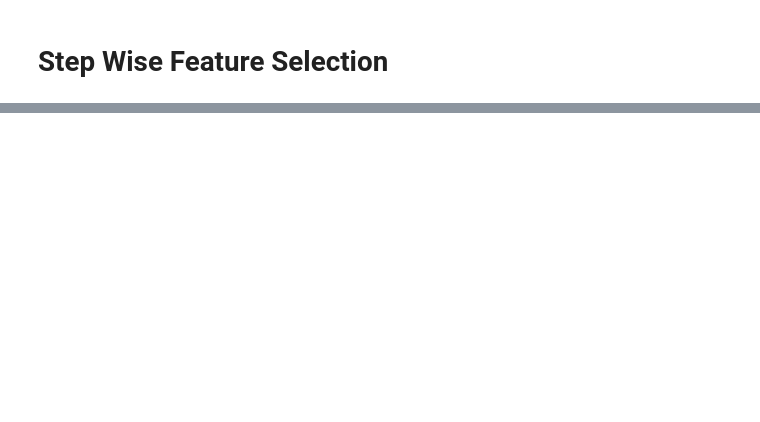
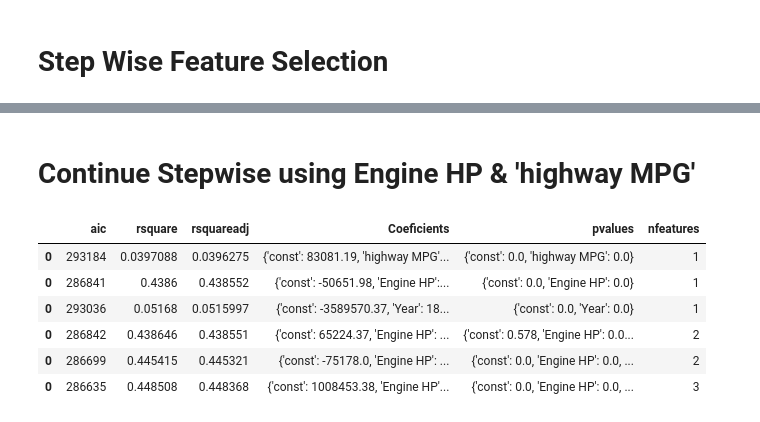
Before and after one commit to berkurka/python_lessons, a Jupyter notebook: Linear Regression/feature_selection.ipynb, the cells around one changed output, grey strips where cells are left out. Cells and saved outputs as stored; diff of their text form; code cells hidden in the pictures; blank space fills up the shorter version.

```diff
--- a/Linear Regression/feature_selection.ipynb
+++ b/Linear Regression/feature_selection.ipynb
@@ -130,6 +162,15 @@ results = model.fit()
 f_comp = add_featues_to_df(results, f_comp)
 # print(results.summary())
 # print('R2: ', results.rsquared)
+# %%
+y = df['MSRP']
+X = df['Engine HP']
+X_2 = sm.add_constant(X)
+model = sm.OLS(y, X_2)
+results = model.fit()
+f_comp = add_featues_to_df(results, f_comp)
+# print(results.summary())
+# print('R2: ', results.rsquared)
 # %%
 y = df['MSRP']
 X = df['Year']
@@ -160,3 +221,5 @@ f_comp = add_featues_to_df(results, f_comp)
+# %% [markdown]
+# Continue Stepwise using Engine HP & 'highway MPG'
 # %%
 y = df['MSRP']
 X = df[['Engine HP','highway MPG', 'Year']]
@@ -166,3 +229,13 @@ results = model.fit()
 f_comp = add_featues_to_df(results, f_comp)
 # print(results.summary())
 # print('R2: ', results.rsquared)
+# %%
+f_comp
+# %% [output]
+|  | aic | rsquare | rsquareadj | Coeficients | pvalues | nfeatures |
+| 0 | 293184 | 0.0397088 | 0.0396275 | {'const': 83081.19, 'highway MPG'... | {'const': 0.0, 'highway MPG': 0.0} | 1 |
+| 0 | 286841 | 0.4386 | 0.438552 | {'const': -50651.98, 'Engine HP':... | {'const': 0.0, 'Engine HP': 0.0} | 1 |
+| 0 | 293036 | 0.05168 | 0.0515997 | {'const': -3589570.37, 'Year': 18... | {'const': 0.0, 'Year': 0.0} | 1 |
+| 0 | 286842 | 0.438646 | 0.438551 | {'const': 65224.37, 'Engine HP': ... | {'const': 0.578, 'Engine HP': 0.0... | 2 |
+| 0 | 286699 | 0.445415 | 0.445321 | {'const': -75178.0, 'Engine HP': ... | {'const': 0.0, 'Engine HP': 0.0, ... | 2 |
+| 0 | 286635 | 0.448508 | 0.448368 | {'const': 1008453.38, 'Engine HP'... | {'const': 0.0, 'Engine HP': 0.0, ... | 3 |
```
Also changed, not shown: parts of 18 cells of this notebook, 5 other files.
